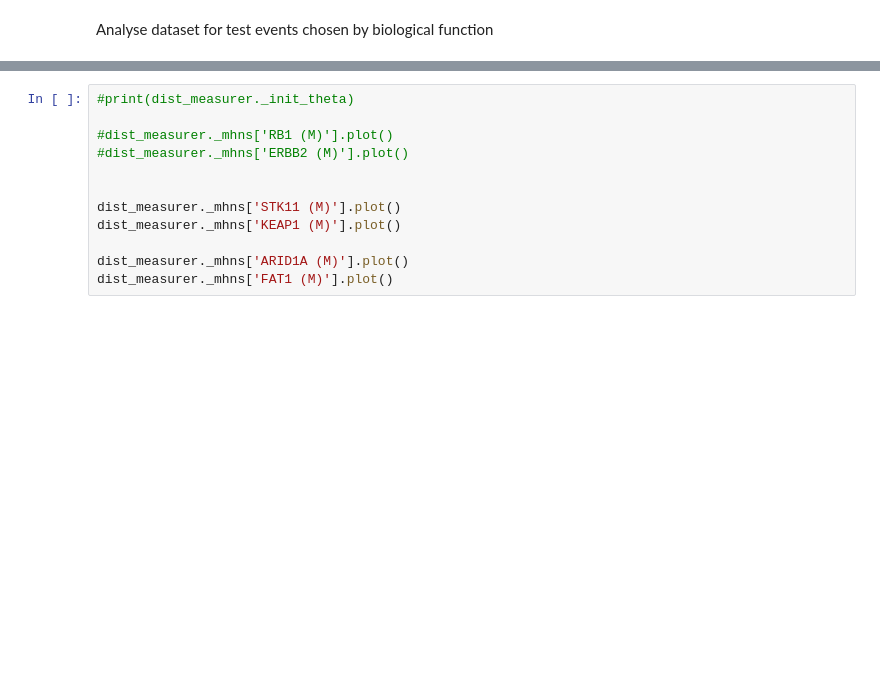
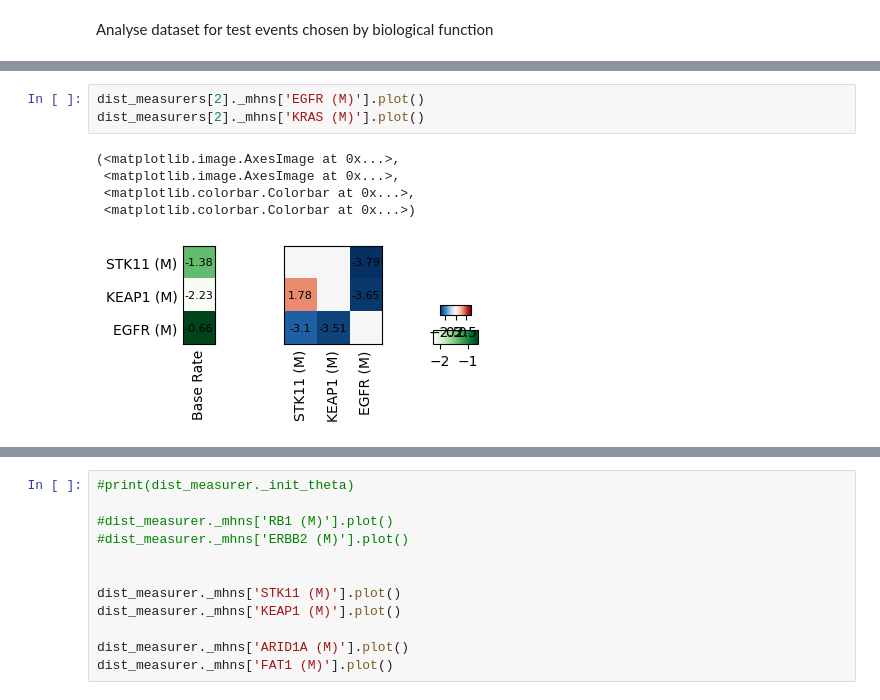
Before and after one commit to MichaelBonart/BachelorThesis, a Jupyter notebook: src/genie16_analysis.ipynb, the cells around one changed output, grey strips where cells are left out. Drawn from its saved outputs; the diff is of its cells as text; blank space fills up the shorter version.

```diff
--- a/src/genie16_analysis.ipynb
+++ b/src/genie16_analysis.ipynb
@@ -98,0 +100,9 @@ check if mbonart_checkpoints/edm_50acc87c6c830/STK11M_KEAP1M_KRASM   does exist
+# %%
+dist_measurers[2]._mhns['EGFR (M)'].plot()
+dist_measurers[2]._mhns['KRAS (M)'].plot()
+# %% [output]
+(<matplotlib.image.AxesImage at 0x...>,
+ <matplotlib.image.AxesImage at 0x...>,
+ <matplotlib.colorbar.Colorbar at 0x...>,
+ <matplotlib.colorbar.Colorbar at 0x...>)
+[figure, added]
```
Also changed, not shown: parts of 6 cells of this notebook, 7 other files.
